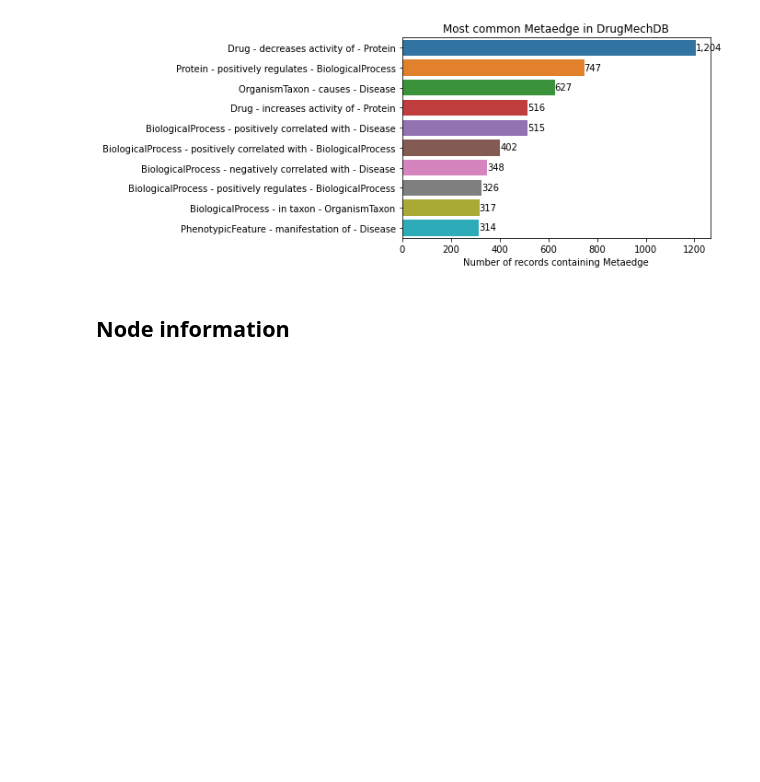
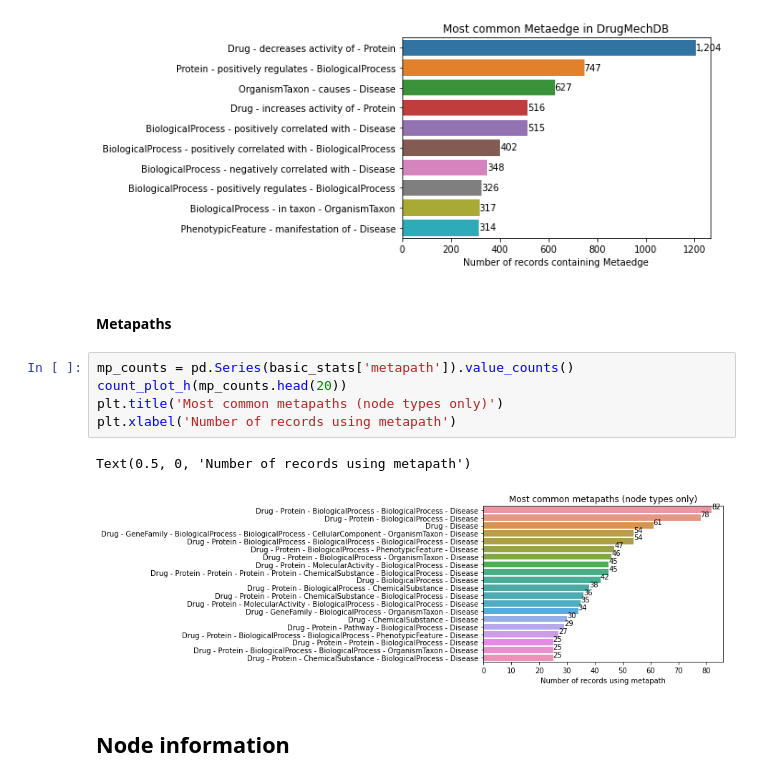
Before and after one commit to SuLab/DMDB_Analysis, a Jupyter notebook: 1_code/1_basic_dmdb_analysis.ipynb, the cells around one changed output. Drawn from its saved outputs; the diff is of its cells as text; blank space fills up the shorter version.

```diff
--- a/1_code/1_basic_dmdb_analysis.ipynb
+++ b/1_code/1_basic_dmdb_analysis.ipynb
@@ -257,6 +258,16 @@ plt.title('Most common Metaedge in DrugMechDB')
 plt.xlabel('Number of records containing Metaedge');
 # %% [output]
 [figure]
+# %% [markdown]
+#### Metapaths
+# %%
+mp_counts = pd.Series(basic_stats['metapath']).value_counts()
+count_plot_h(mp_counts.head(20))
+plt.title('Most common metapaths (node types only)')
+plt.xlabel('Number of records using metapath')
+# %% [output]
+Text(0.5, 0, 'Number of records using metapath')
+[figure, added]
 # %% [markdown]
 ## Node information
 # %%
```
Also changed, not shown: parts of 4 cells of this notebook.
